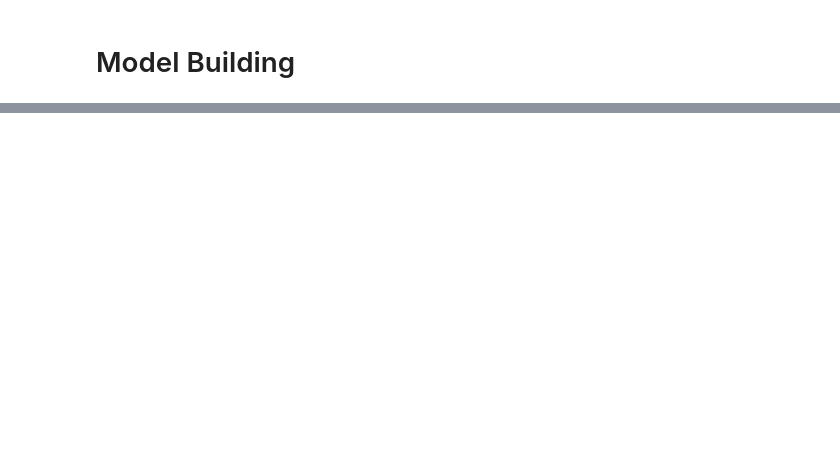
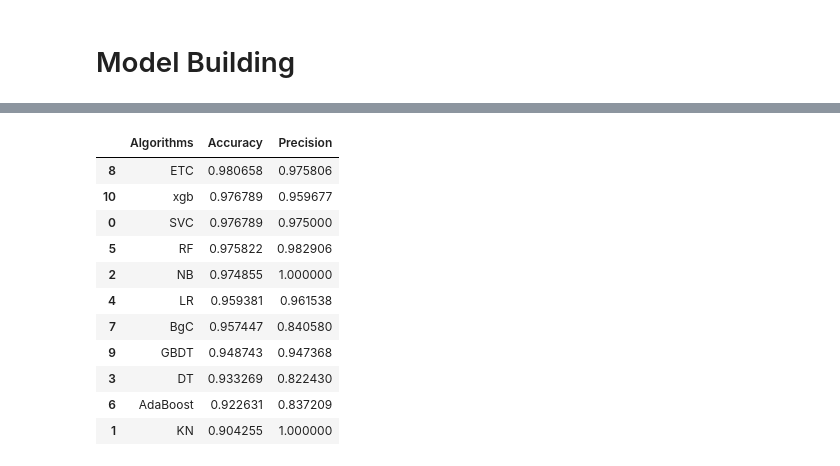
Before and after one commit to IbrahimBagwan1/ML-Project-Sms-Scam-Classify, a Jupyter notebook: notebook/CLASSIFY.ipynb, the cells around one changed output, grey strips where cells are left out. Drawn from its saved outputs; the diff is of its cells as text; code cells hidden in the pictures; blank space fills up the shorter version.

Commit message:
model training

```diff
--- a/notebook/CLASSIFY.ipynb
+++ b/notebook/CLASSIFY.ipynb
@@ -412,0 +458,6 @@ df.to_csv('transformed_data.csv', index=False)
+# %%
+bnb.fit(X_train, y_train)
+y_predict3 = bnb.predict(X_test)
+print(accuracy_score(y_test, y_predict3))
+print(precision_score(y_test, y_predict3))
+print(confusion_matrix(y_test, y_predict3))
@@ -412,0 +493,21 @@ df.to_csv('transformed_data.csv', index=False)
+# %%
+clfs = {
+    'SVC'      : svc,
+    'KN'       : knc,
+    'NB'       : mnb,
+    'DT'       : dtc,
+    'LR'       : lrc,
+    'RF'       : rfc,
+    'AdaBoost' : abc,
+    'BgC'      : bc,
+    'ETC'      : etc,
+    'GBDT'     : gbdt,
+    'xgb'      : xgb
+}
+# %%
+def train_classifier(clf, X_train, y_train, X_test, y_test):
+  clf.fit(X_train,y_train)
+  y_pred = clf.predict(X_test)
+  accuracy = accuracy_score( y_test, y_pred)
+  precision = precision_score( y_test, y_pred)
+  return accuracy,precision
@@ -412,0 +519,12 @@ df.to_csv('transformed_data.csv', index=False)
+# %%
+accuracy_scores =[]
+precision_scores =[]
+
+for name, clf in clfs.items():
+  current_accuracy, current_precision = train_classifier(clf,X_train,y_train,X_test, y_test)
+  print("\nFor ", name)
+  print("Accuracy: ", current_accuracy)
+  print("Precision: ", current_precision)
+
+  accuracy_scores.append(current_accuracy)
+  precision_scores.append(current_precision)
@@ -412,0 +549,17 @@ df.to_csv('transformed_data.csv', index=False)
+# %%
+performance_df = pd.DataFrame({'Algorithms': clfs.keys(), 'Accuracy': accuracy_scores, 'Precision': precision_scores}).sort_values('Accuracy',ascending=False)
+
+performance_df
+# %% [output]
+|  | Algorithms | Accuracy | Precision |
+| 8 | ETC | 0.980658 | 0.975806 |
+| 10 | xgb | 0.976789 | 0.959677 |
+| 0 | SVC | 0.976789 | 0.975000 |
+| 5 | RF | 0.975822 | 0.982906 |
+| 2 | NB | 0.974855 | 1.000000 |
+| 4 | LR | 0.959381 | 0.961538 |
+| 7 | BgC | 0.957447 | 0.840580 |
+| 9 | GBDT | 0.948743 | 0.947368 |
+| 3 | DT | 0.933269 | 0.822430 |
+| 6 | AdaBoost | 0.922631 | 0.837209 |
+| 1 | KN | 0.904255 | 1.000000 |
```
Also changed, not shown: parts of 32 cells of this notebook.
